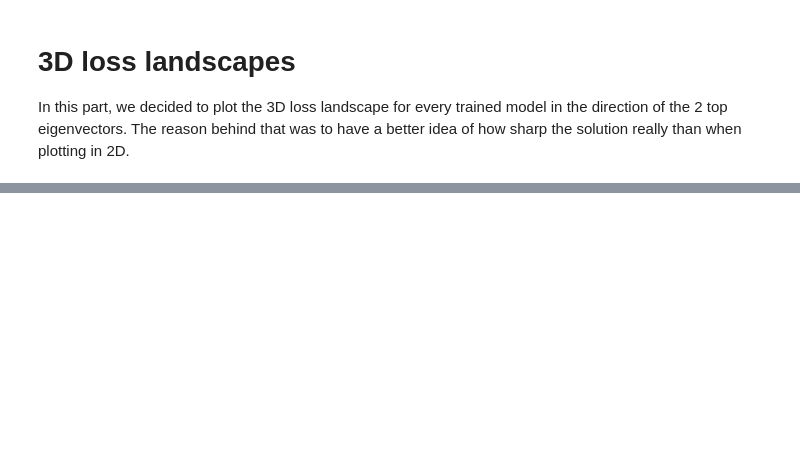
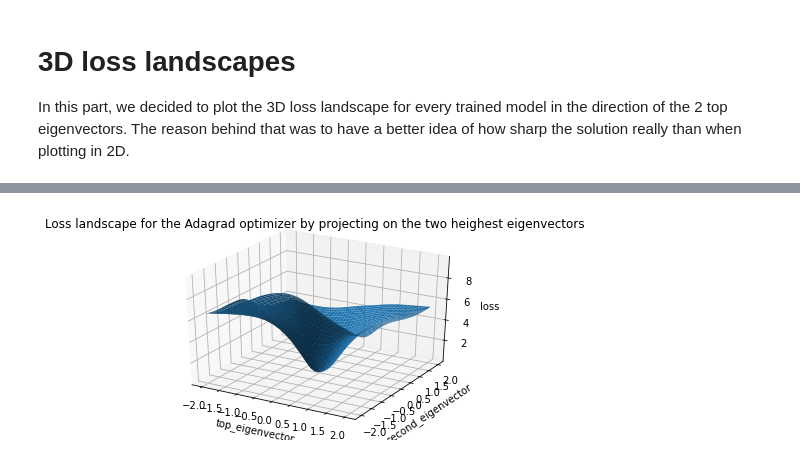
Before and after one commit to AttiaYoussef/OptML, a Jupyter notebook: src/Project.ipynb, the cells around one changed output, grey strips where cells are left out. Drawn from its saved outputs; the diff is of its cells as text; code cells hidden in the pictures; blank space fills up the shorter version.

```diff
--- a/src/Project.ipynb
+++ b/src/Project.ipynb
@@ -344,33 +453,36 @@ model = first_order_perf["adagrad"][1]
 criterion = nn.CrossEntropyLoss()
 precision=40
 
 hessian_comp = pyhessian.hessian(model, criterion, data=(inputs, targets), cuda=True)
 top_eigenvalues, top_eigenvector = hessian_comp.eigenvalues(top_n=2)
 
 lams =  torch.linspace(-2, 2, precision)
 mus =  torch.linspace(-2, 2 , precision)
 X, Y = torch.meshgrid(lams, mus, indexing='xy')
 loss_list = []
 
 model_perb = LeNet()
 model_perb.eval()
 model_perb = model_perb.cuda()
 def f(model,modelp,lam,mu):
     model_perb = get_params2(model, modelp, top_eigenvector[0],top_eigenvector[1], lam,mu)
 
     return criterion(model_perb(inputs), targets).item()
 
 Z=torch.ones_like(X)
 for i in range(precision):
   for j in range(precision):
     Z[i][j]=f(model,model_perb,X[i][j],Y[i][j])
 
 fig = plt.figure()
 ax = plt.axes(projection='3d')
 ax.plot_surface(X.numpy(), Y.numpy(), Z.numpy())
+plt.title("Loss landscape for the Adagrad optimizer by projecting on the two heighest eigenvectors")
 ax.set_xlabel('top_eigenvector')
 ax.set_ylabel('second_eigenvector')
 ax.set_zlabel('loss');
+# %% [output]
+[figure, added]
 # %%
 ax.view_init(40, 70)
 fig
```
Also changed, not shown: parts of 20 cells of this notebook.
